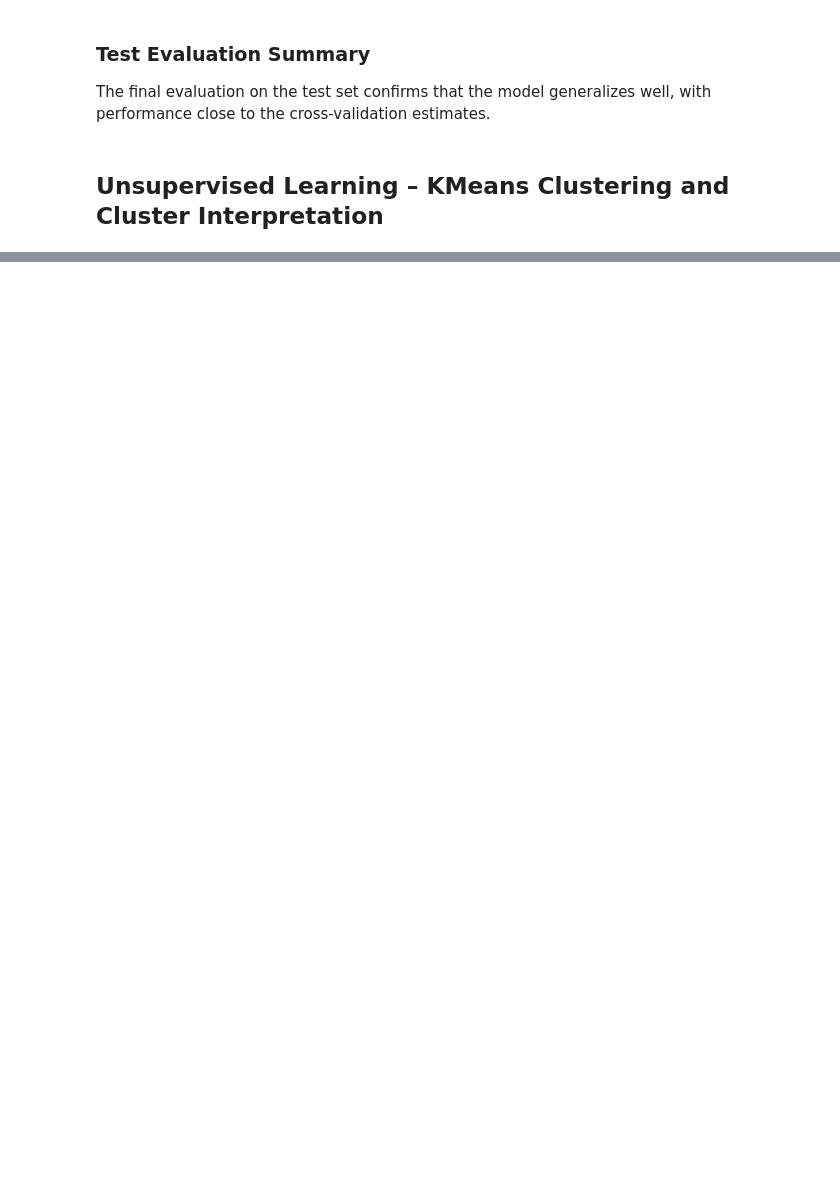
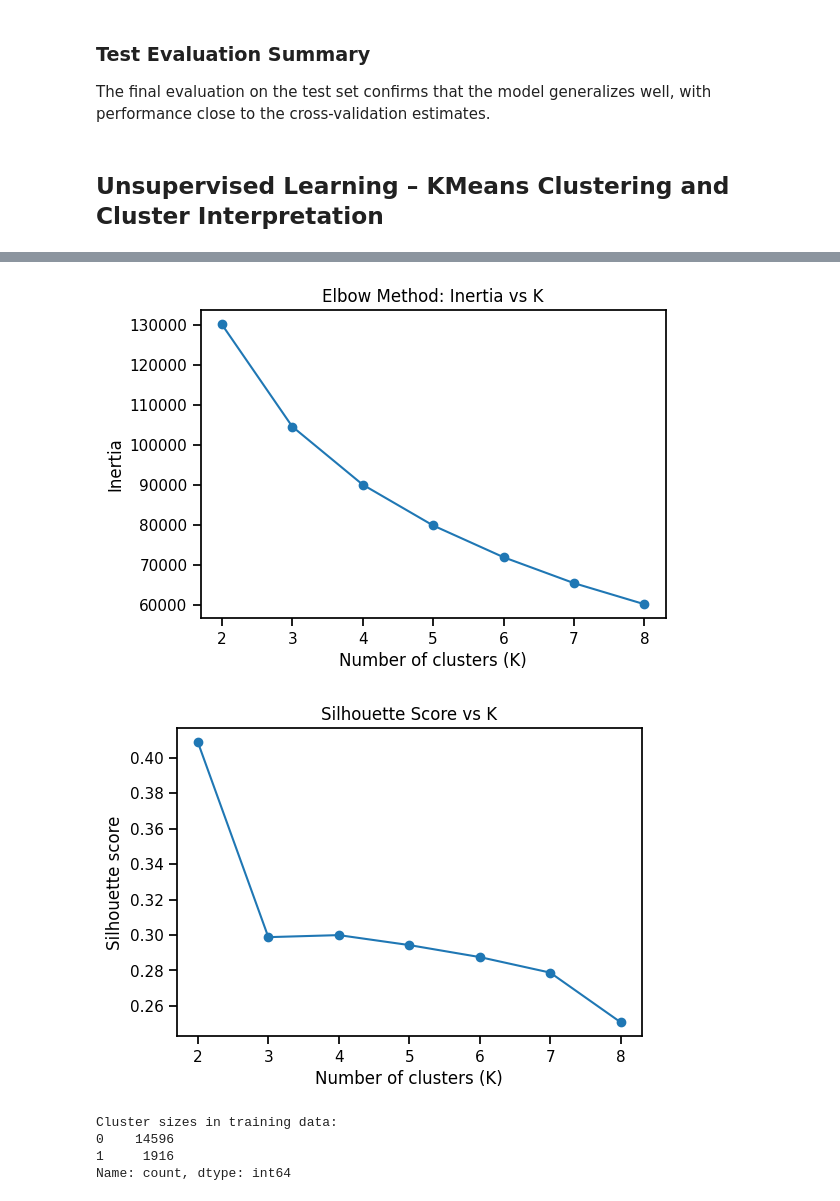
Before and after one commit to MalinMo/California-Housing, a Jupyter notebook: ML_Uppgift1_Malin_Moisander.ipynb, the cells around one changed output, grey strips where cells are left out. Drawn from its saved outputs; the diff is of its cells as text; code cells hidden in the pictures; blank space fills up the shorter version.

Commit message:
Changed unsupervised learning from whole X to train test split

```diff
--- a/ML_Uppgift1_Malin_Moisander.ipynb
+++ b/ML_Uppgift1_Malin_Moisander.ipynb
@@ -474,12 +395,0 @@ display(X_scaled_df.describe().T)
-# %%
-K_MIN, K_MAX = 2, 8
-rows = []
-for k in range(K_MIN, K_MAX + 1):
-    km = KMeans(n_clusters=k, random_state=42, n_init=10)
-    labels_k = km.fit_predict(X_scaled)
-    rows.append({
-        "K": k,
-        "inertia": km.inertia_,
-        "silhouette": silhouette_score(X_scaled, labels_k),
-    })
-scores = pd.DataFrame(rows)
@@ -569,0 +422,16 @@ Cluster vs Ocean Proximity (within-cluster proportions)
+# %%
+K_MIN, K_MAX = 2, 8
+rows = []
+
+for k in range(K_MIN, K_MAX + 1):
+    km = KMeans(n_clusters=k, random_state=42, n_init=10)
+    labels_k = km.fit_predict(X_train_scaled)
+
+    rows.append({
+        "K": k,
+        "inertia": km.inertia_,
+        "silhouette": silhouette_score(X_train_scaled, labels_k)
+    })
+
+scores = pd.DataFrame(rows)
+display(scores.round(4))
@@ -569,0 +447,33 @@ Cluster vs Ocean Proximity (within-cluster proportions)
+# %%
+# Elbow plot
+plt.figure(figsize=(6, 4))
+plt.plot(scores["K"], scores["inertia"], marker="o")
+plt.title("Elbow Method: Inertia vs K")
+plt.xlabel("Number of clusters (K)")
+plt.ylabel("Inertia")
+plt.show()
+
+# Silhouette plot
+plt.figure(figsize=(6, 4))
+plt.plot(scores["K"], scores["silhouette"], marker="o")
+plt.title("Silhouette Score vs K")
+plt.xlabel("Number of clusters (K)")
+plt.ylabel("Silhouette score")
+plt.show()
+# %% [output]
+[figure, added]
+[figure, added]
+# %%
+K_final = 2
+
+kmeans_final = KMeans(n_clusters=K_final, random_state=42, n_init=10)
+train_clusters = kmeans_final.fit_predict(X_train_scaled)
+test_clusters = kmeans_final.predict(X_test_scaled)
+
+print("Cluster sizes in training data:")
+print(pd.Series(train_clusters).value_counts().sort_index())
+# %% [output]
+Cluster sizes in training data:
+0    14596
+1     1916
+Name: count, dtype: int64
```
Also changed, not shown: parts of 28 cells of this notebook.
